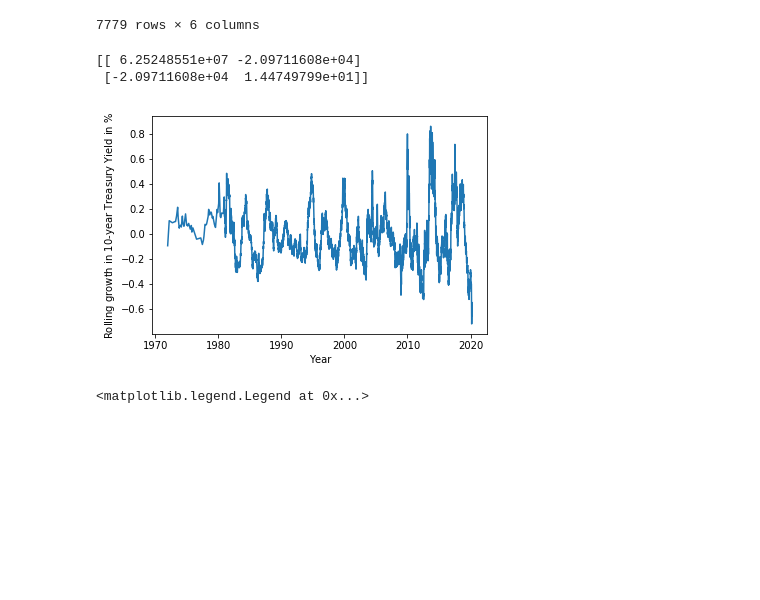
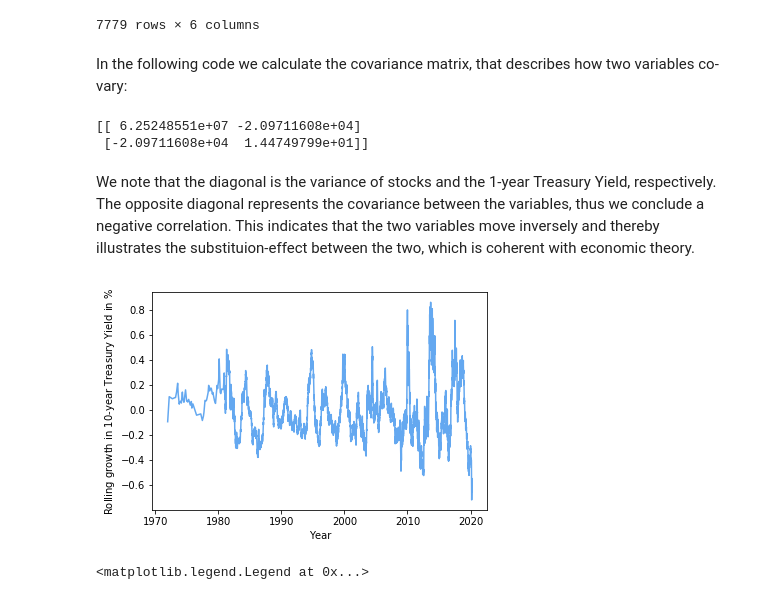
Before and after one commit to Tobiasmk98/projects-2020-group5, a Jupyter notebook: dataproject/STØJFER.ipynb, the cells around one changed output. Drawn from its saved outputs; the diff is of its cells as text; code cells hidden in the pictures; blank space fills up the shorter version.

```diff
--- a/dataproject/STØJFER.ipynb
+++ b/dataproject/STØJFER.ipynb
@@ -82,3 +80,7 @@ data
 | 2020-03-25 | 24878.59 | 0.19 | 0.88 | 0.69 | 10.121763 |
 | 2020-03-26 | 26385.40 | 0.13 | 0.83 | 0.70 | 10.180566 |
 10176 rows × 5 columns
+# %%
+#Creating moving averages:
+data['stocks_mvavg'] = data['logstocks'].rolling(window=1000).mean(center=True)
+data['dgs10_mvavg'] = data['dgs10'].rolling(window=1000).mean(center=True)
@@ -115,6 +123,8 @@ growth_data
 | 2020-03-25 | 24878.59 | 0.19 | 0.88 | 0.69 | 10.121763 | -0.634855 |
 | 2020-03-26 | 26385.40 | 0.13 | 0.83 | 0.70 | 10.180566 | -0.652720 |
 7779 rows × 6 columns
+# %% [markdown]
+In the following code we calculate the covariance matrix, that describes how two variables co-vary:
 # %%
 #Estimating covariance-matrix between stocks and 1-year Treasury yield
 Covariance=np.cov(data['stocks'],y=data['dgs1'])
@@ -122,13 +132,16 @@ print(Covariance)
 # %% [output]
 [[ 6.25248551e+07 -2.09711608e+04]
  [-2.09711608e+04  1.44749799e+01]]
+# %% [markdown]
+We note that the diagonal is the variance of stocks and the 1-year Treasury Yield, respectively. The opposite diagonal represents the covariance between the variables, thus we conclude a negative correlation. This indicates that the two variables move inversely and thereby illustrates the substituion-effect between the two, which is coherent with economic theory.
 # %%
-plt.plot(growth_data['growth'])
+#plotting the growth rate
+plt.plot(growth_data['growth'], c='#64a8f0')
 plt.ylabel('Rolling growth in 10-year Treasury Yield in $\%$ ', fontsize=10)
 plt.xlabel('Year',fontsize=10)
 plt.show()
 # %% [output]
-[figure, old version]
+[figure, new version]
 # %%
 #Plotting:
 fig, ax1 = plt.subplots(figsize=(12,8))
```
Also changed, not shown: parts of 4 cells of this notebook.
